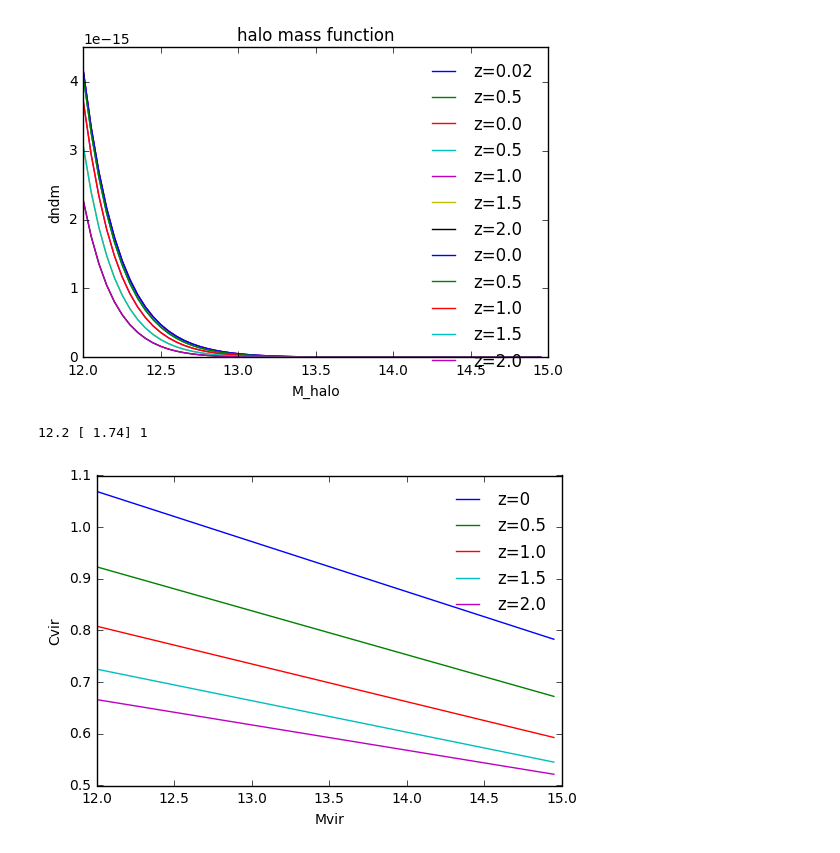
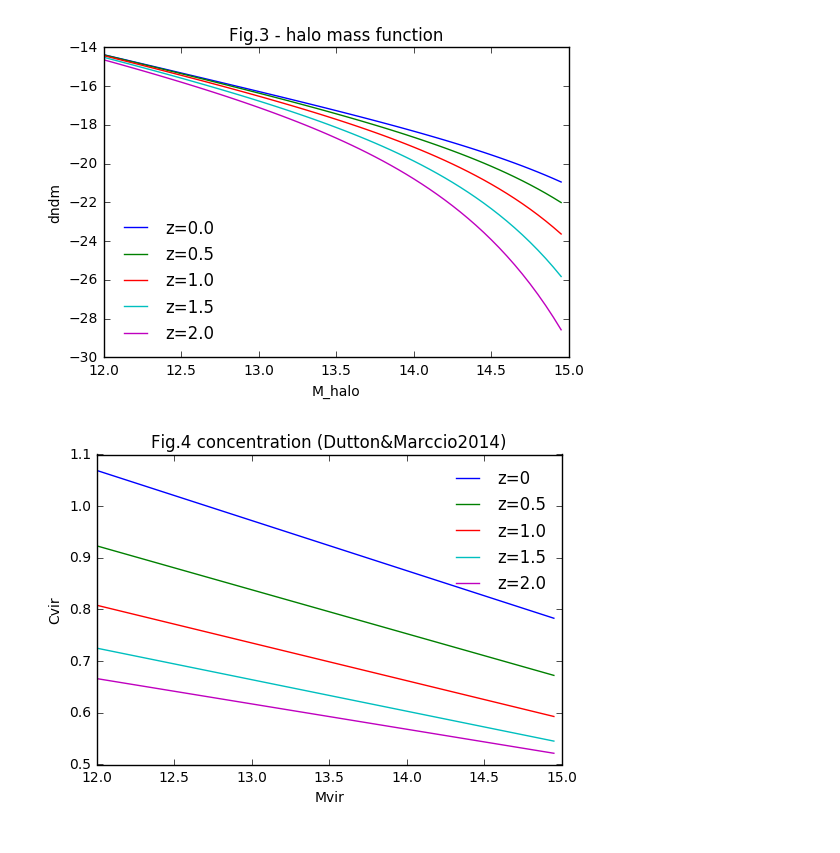
Before and after one commit to liuxx479/peak-bias, a Jupyter notebook: plots.ipynb, the cells around one changed output. Drawn from its saved outputs; the diff is of its cells as text; code cells hidden in the pictures.

```diff
--- a/plots.ipynb
+++ b/plots.ipynb
@@ -63,20 +65,19 @@ hist(sample);xlabel('z');ylabel('hist');show()
 # %%
 ###### halo mass function ######
 Mmin, Mmax, dlog10m=12, 15, 0.05
 dndm_arr = array([hmf.MassFunction(z=iz, Mmin=Mmin, Mmax=Mmax, dlog10m=dlog10m).dndm for iz in z_choices])
 # save('dndm_arr.npy',dndm_arr)
 z_arr, M_arr = z_choices, arange(Mmin,Mmax,dlog10m)
 
 for iii in range(5):
-    plot(M_arr, dndm_arr[25*iii],label='z=%s'%(z_choices[25*iii]))
+    plot(M_arr, log10(dndm_arr[25*iii]),label='z=%s'%(z_choices[25*iii]))
 xlabel('M_halo')
 ylabel('dndm')
-title('halo mass function')
-legend(frameon=0)
+title('Fig.3 - halo mass function')
+legend(frameon=0,loc=0)
 show()
 # %% [output]
-[figure, old version]
+[figure, new version]
-12.2 [ 1.74] 1
 # %%
 #dndm_arr = load('dndm_arr.npy')
 dndm_arr /= sum(dndm_arr,axis=1).reshape(-1,1)
@@ -97,7 +98,8 @@ M_arr=arange(Mmin,Mmax,dlog10m)
 [plot(M_arr, log10(Cvir(M_arr, iz)), label='z=%s'%(iz)) for iz in (0,0.5,1.0,1.5,2.0)]
 xlabel('Mvir')
 ylabel('Cvir')
+title('Fig.4 concentration (Dutton&Marccio2014)')
 legend(frameon=0)
 show()
 # %% [output]
-[figure, old version]
+[figure, new version]
```
Also changed, not shown: parts of 7 cells of this notebook, 1 other file.
